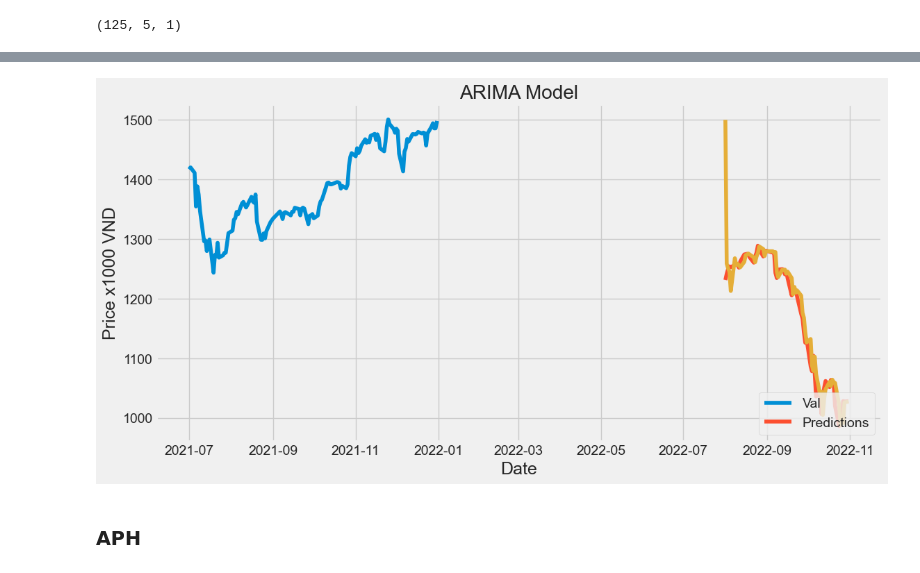
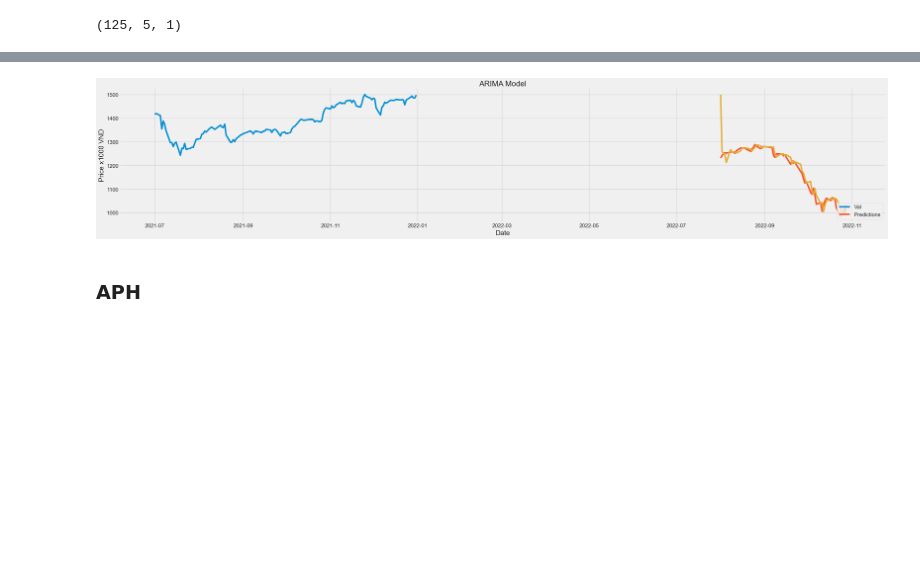
Before and after one commit to grassnhi/MachineLearning, a Jupyter notebook: STOCK_Prediction/ARIMA.ipynb, the cells around one changed output, grey strips where cells are left out. Drawn from its saved outputs; the diff is of its cells as text; code cells hidden in the pictures; blank space fills up the shorter version.

```diff
--- a/STOCK_Prediction/ARIMA.ipynb
+++ b/STOCK_Prediction/ARIMA.ipynb
@@ -183,15 +183,15 @@ Run time for ARIMA model:  0:00:07.427591
 Test RMSE - ARIMA: 38.035
 # %%
-plt.figure(figsize=(12,6))
+plt.figure(figsize=(32,6))
 plt.title('ARIMA Model')
 plt.xlabel('Date', fontsize=18)
 plt.ylabel('Price x1000 VND', fontsize=18)
 plt.plot(VNIndex['Price'])
 plt.plot(VNI_valid[['Price', 'Predictions']])
 plt.legend(['Val', 'Predictions'], loc='lower right')
 plt.show()
 # %% [output]
-[figure, old version]
+[figure, new version]
 # %% [markdown]
 ### APH
 # %%
```
Also changed, not shown: parts of 11 cells of this notebook.
